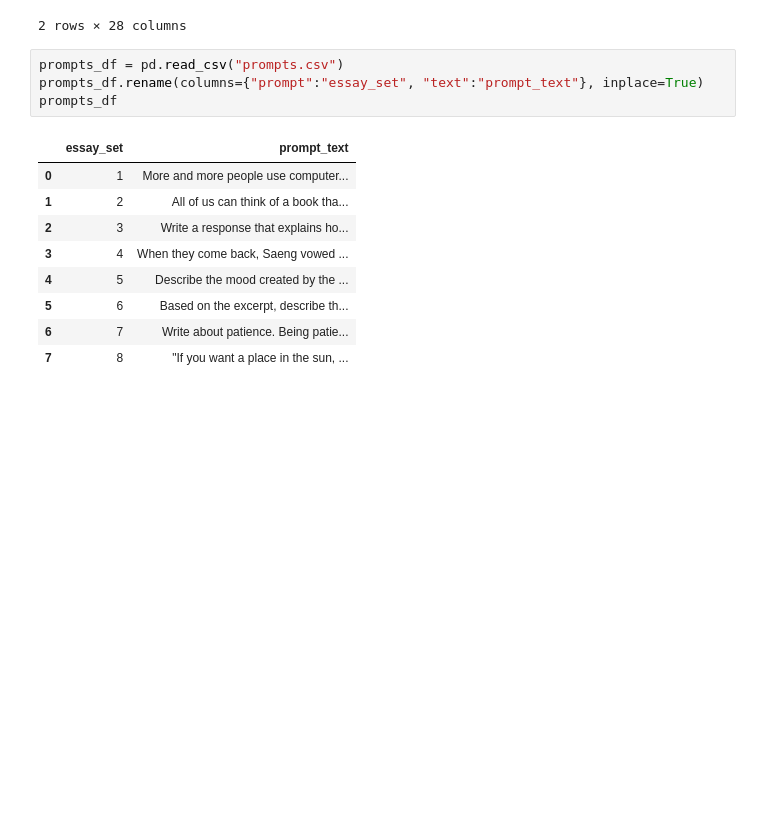
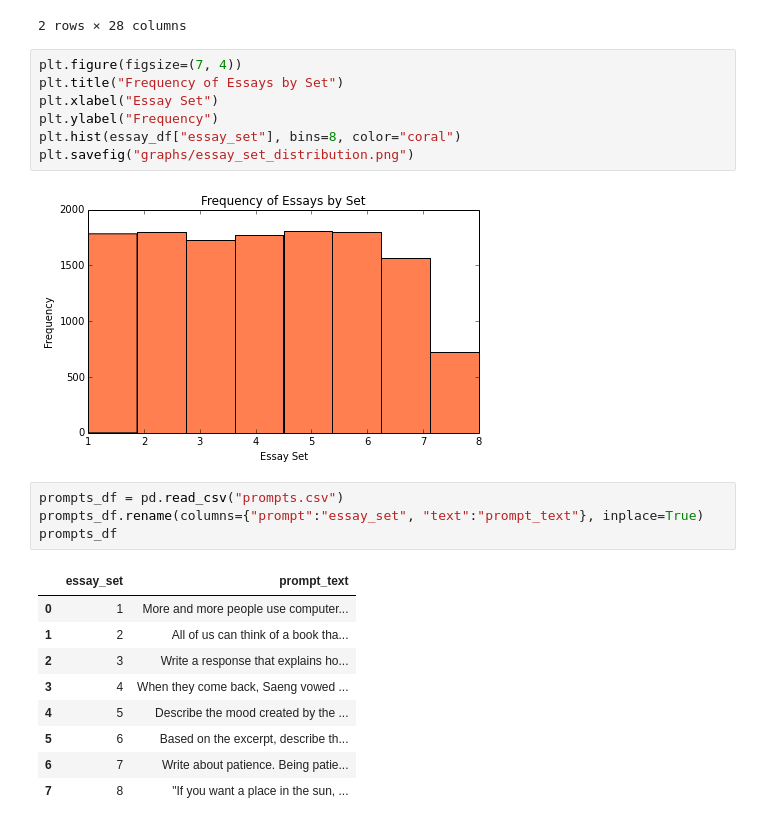
Before and after one commit to noahyonack/AutomaticEssayGrading, a Jupyter notebook: yonack_cs109a_advanced_models.ipynb, the cells around one changed output. Drawn from its saved outputs; the diff is of its cells as text; blank space fills up the shorter version.

```diff
--- a/yonack_cs109a_advanced_models.ipynb
+++ b/yonack_cs109a_advanced_models.ipynb
@@ -24,6 +24,15 @@ essay_df.head(2)
 | 0 | 1 | 1 | Dear local newspaper, I think eff... | 4 | 4 | NaN | 8 | ... |
 | 1 | 2 | 1 | Dear @CAPS1 @CAPS2, I believe tha... | 5 | 4 | NaN | 9 | ... |
 2 rows × 28 columns
+# %%
+plt.figure(figsize=(7, 4))
+plt.title("Frequency of Essays by Set")
+plt.xlabel("Essay Set")
+plt.ylabel("Frequency")
+plt.hist(essay_df["essay_set"], bins=8, color="coral")
+plt.savefig("graphs/essay_set_distribution.png")
+# %% [output]
+[figure, added]
 # %%
 prompts_df = pd.read_csv("prompts.csv")
 prompts_df.rename(columns={"prompt":"essay_set", "text":"prompt_text"}, inplace=True)
```
Also changed, not shown: 3 other files.
